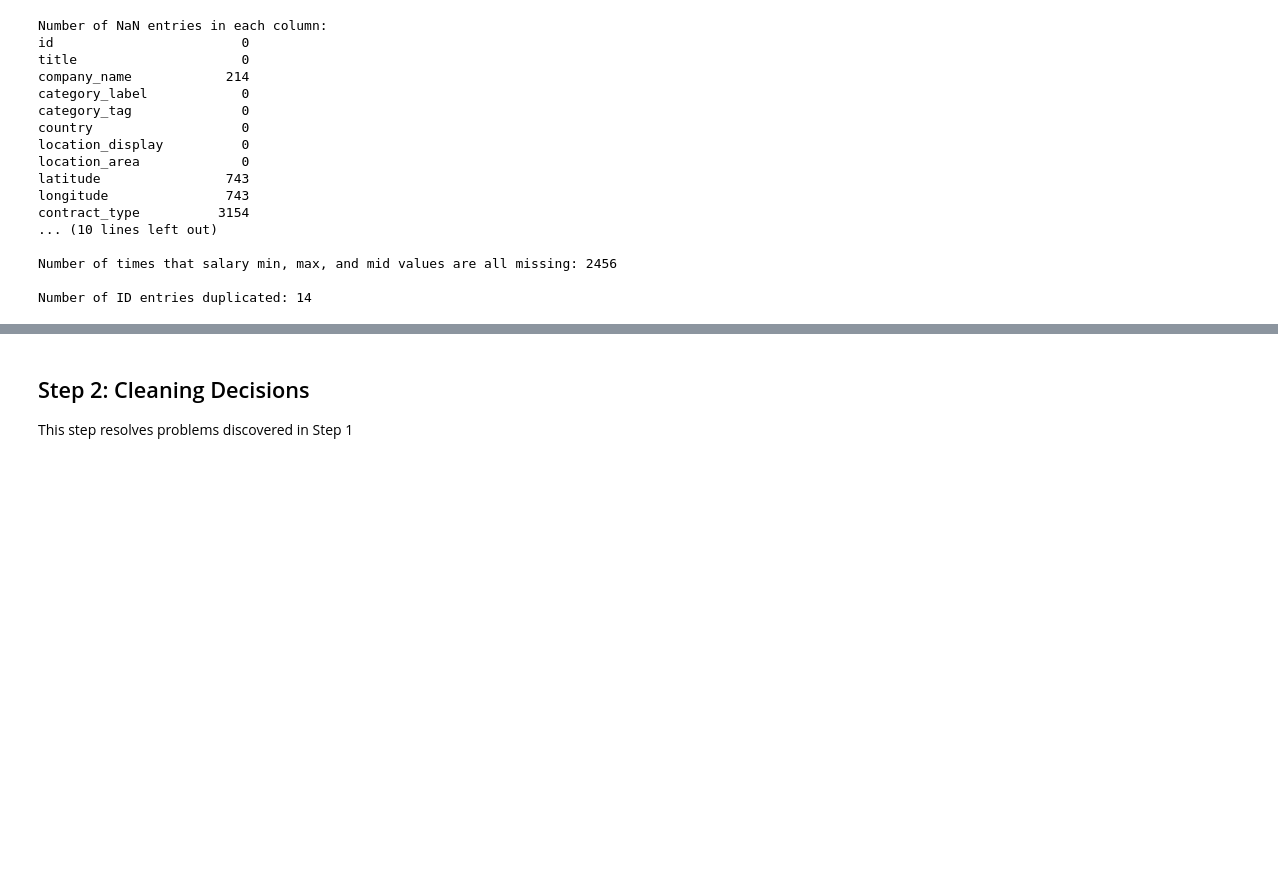
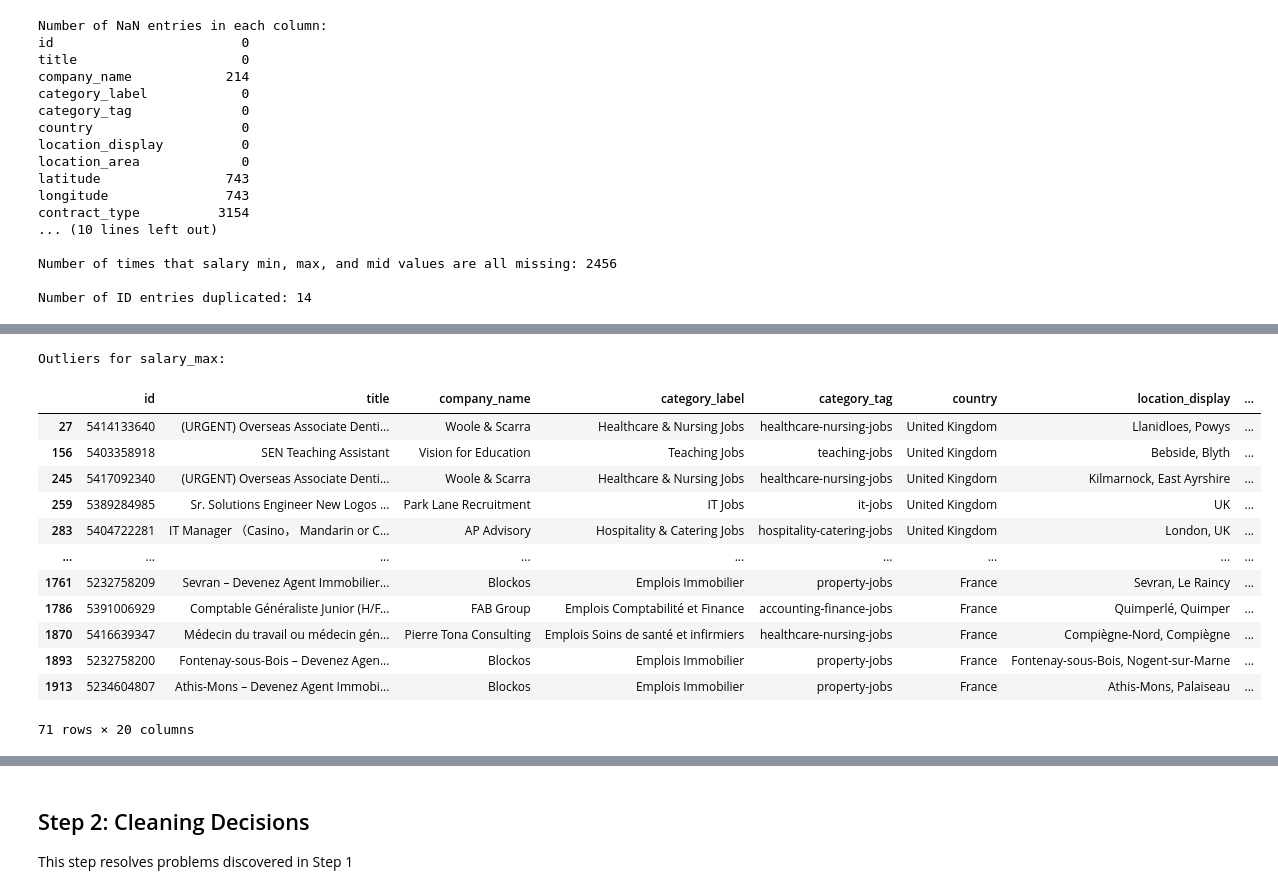
Before and after one commit to sbs0068/INSY6500_job_market_analysis, a Jupyter notebook: notebooks/01_data_cleaning.ipynb, the cells around one changed output, grey strips where cells are left out. Cells and saved outputs as stored; diff of their text form; code cells hidden in the pictures; blank space fills up the shorter version.

```diff
--- a/notebooks/01_data_cleaning.ipynb
+++ b/notebooks/01_data_cleaning.ipynb
@@ -80,0 +180,23 @@ There are 14 `id` entries that are duplicate entries so these must be removed fr
+# %%
+
+# Outliers for salary_max
+Q1_max = df['salary_max'].quantile(0.25)
+Q3_max = df['salary_max'].quantile(0.75)
+IQR_max = Q3_max - Q1_max
+print("\nOutliers for salary_max:")
+df[(df['salary_max'] < (Q1_max - 1.5 * IQR_max)) | (df['salary_max'] > (Q3_max + 1.5 * IQR_max))]
+# %% [output]
+Outliers for salary_max:
+|  | id | title | company_name | category_label | category_tag | country | location_display | ... |
+| 27 | 5414133640 | (URGENT) Overseas Associate Denti... | Woole & Scarra | Healthcare & Nursing Jobs | healthcare-nursing-jobs | United Kingdom | Llanidloes, Powys | ... |
+| 156 | 5403358918 | SEN Teaching Assistant | Vision for Education | Teaching Jobs | teaching-jobs | United Kingdom | Bebside, Blyth | ... |
+| 245 | 5417092340 | (URGENT) Overseas Associate Denti... | Woole & Scarra | Healthcare & Nursing Jobs | healthcare-nursing-jobs | United Kingdom | Kilmarnock, East Ayrshire | ... |
+| 259 | 5389284985 | Sr. Solutions Engineer New Logos ... | Park Lane Recruitment | IT Jobs | it-jobs | United Kingdom | UK | ... |
+| 283 | 5404722281 | IT Manager （Casino， Mandarin or C... | AP Advisory | Hospitality & Catering Jobs | hospitality-catering-jobs | United Kingdom | London, UK | ... |
+| ... | ... | ... | ... | ... | ... | ... | ... | ... |
+| 1761 | 5232758209 | Sevran – Devenez Agent Immobilier... | Blockos | Emplois Immobilier | property-jobs | France | Sevran, Le Raincy | ... |
+| 1786 | 5391006929 | Comptable Généraliste Junior (H/F... | FAB Group | Emplois Comptabilité et Finance | accounting-finance-jobs | France | Quimperlé, Quimper | ... |
+| 1870 | 5416639347 | Médecin du travail ou médecin gén... | Pierre Tona Consulting | Emplois Soins de santé et infirmiers | healthcare-nursing-jobs | France | Compiègne-Nord, Compiègne | ... |
+| 1893 | 5232758200 | Fontenay-sous-Bois – Devenez Agen... | Blockos | Emplois Immobilier | property-jobs | France | Fontenay-sous-Bois, Nogent-sur-Marne | ... |
+| 1913 | 5234604807 | Athis-Mons – Devenez Agent Immobi... | Blockos | Emplois Immobilier | property-jobs | France | Athis-Mons, Palaiseau | ... |
+71 rows × 20 columns
```
Also changed, not shown: parts of 25 cells of this notebook.
